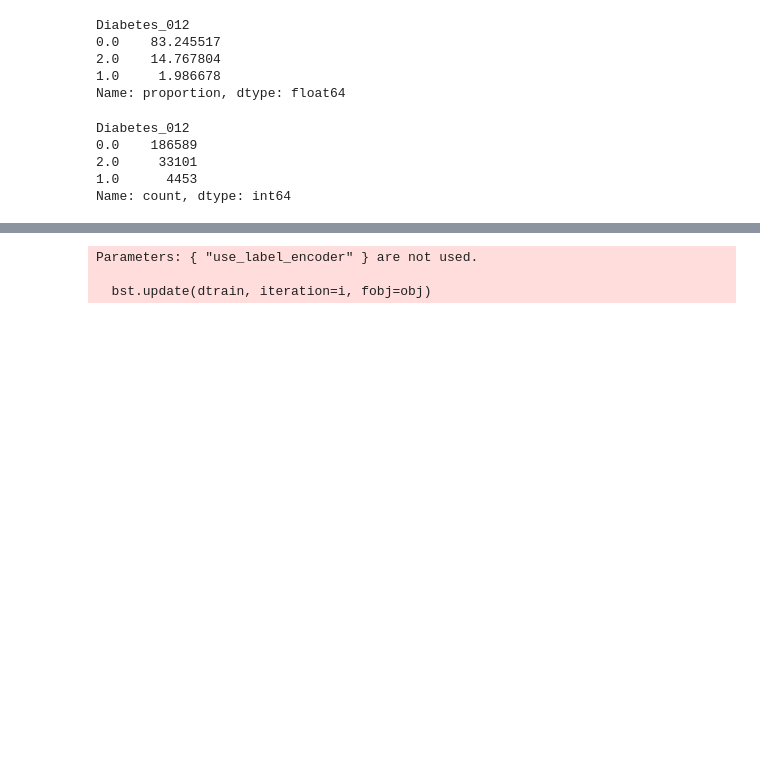
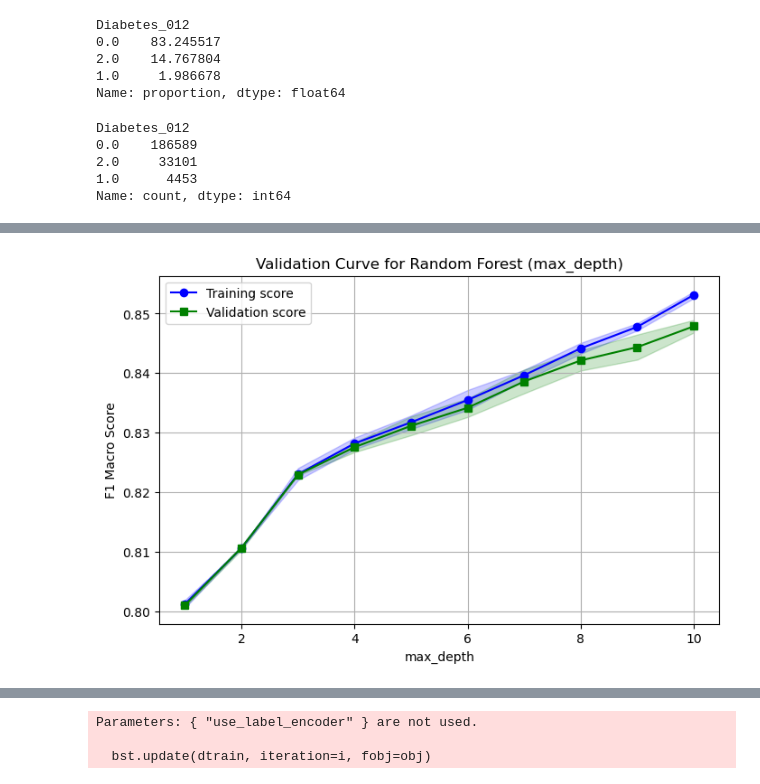
Before and after one commit to africapig/AI-Assignment, a Jupyter notebook: diabetes.ipynb, the cells around one changed output, grey strips where cells are left out. Cells and saved outputs as stored; diff of their text form; code cells hidden in the pictures; blank space fills up the shorter version.

```diff
--- a/diabetes.ipynb
+++ b/diabetes.ipynb
@@ -200,6 +217,6 @@ NoDocbcCost: 0.024
 # %%
 # Features = all columns except target
-X = df2.drop(["Diabetes_012", "Diabetes_binary"], axis=1)
+X = df3.drop(["Diabetes_binary"], axis=1)
 
 # Target = Diabetes_012 column
-y = df2["Diabetes_binary"]
+y = df3["Diabetes_binary"]
@@ -205,0 +316,7 @@ y = df2["Diabetes_binary"]
+# %%
+X = df3[[
+    "BMI", "Age", "Income", "PhysHlth", "Education",
+    "MentHlth", "GenHlth", "HighBP", "PhysActivity",
+    "HighChol", "DiffWalk", "HeartDiseaseorAttack",
+    "Stroke", "HvyAlcoholConsump", "CholCheck"
+]]
@@ -205,0 +332,5 @@ y = df2["Diabetes_binary"]
+# %%
+nm = NearMiss(version = 1 , n_neighbors = 10)
+
+x_sm,y_sm = nm.fit_resample(X,y)
+y_sm.shape , x_sm.shape
@@ -205,0 +348,4 @@ y = df2["Diabetes_binary"]
+# %%
+X_train, X_test, y_train, y_test = train_test_split(
+    x_sm, y_sm, test_size=0.2, random_state=42, stratify=y_sm
+)
@@ -205,0 +494,41 @@ y = df2["Diabetes_binary"]
+# %%
+import matplotlib.pyplot as plt
+import numpy as np
+from sklearn.ensemble import RandomForestClassifier
+from sklearn.model_selection import validation_curve
+
+# Example: check effect of max_depth
+param_range = np.arange(1, 11)  # test max_depth from 1 to 20
+
+train_scores, val_scores = validation_curve(
+    RandomForestClassifier(n_estimators=200, random_state=42, n_jobs=-1),
+    X_train, y_train,
+    param_name="max_depth",
+    param_range=param_range,
+    cv=3,
+    scoring="f1_macro",
+    n_jobs=-1
+)
+
+# Calculate mean and std for each range
+train_mean = np.mean(train_scores, axis=1)
+train_std = np.std(train_scores, axis=1)
+val_mean = np.mean(val_scores, axis=1)
+val_std = np.std(val_scores, axis=1)
+
+# Plot
+plt.figure(figsize=(8,5))
+plt.plot(param_range, train_mean, label="Training score", color="blue", marker="o")
+plt.fill_between(param_range, train_mean-train_std, train_mean+train_std, alpha=0.2, color="blue")
+
+plt.plot(param_range, val_mean, label="Validation score", color="green", marker="s")
+plt.fill_between(param_range, val_mean-val_std, val_mean+val_std, alpha=0.2, color="green")
+
+plt.title("Validation Curve for Random Forest (max_depth)")
+plt.xlabel("max_depth")
+plt.ylabel("F1 Macro Score")
+plt.legend(loc="best")
+plt.grid()
+plt.show()
+# %% [output]
+[figure, added]
```
Also changed, not shown: parts of 22 cells of this notebook.
